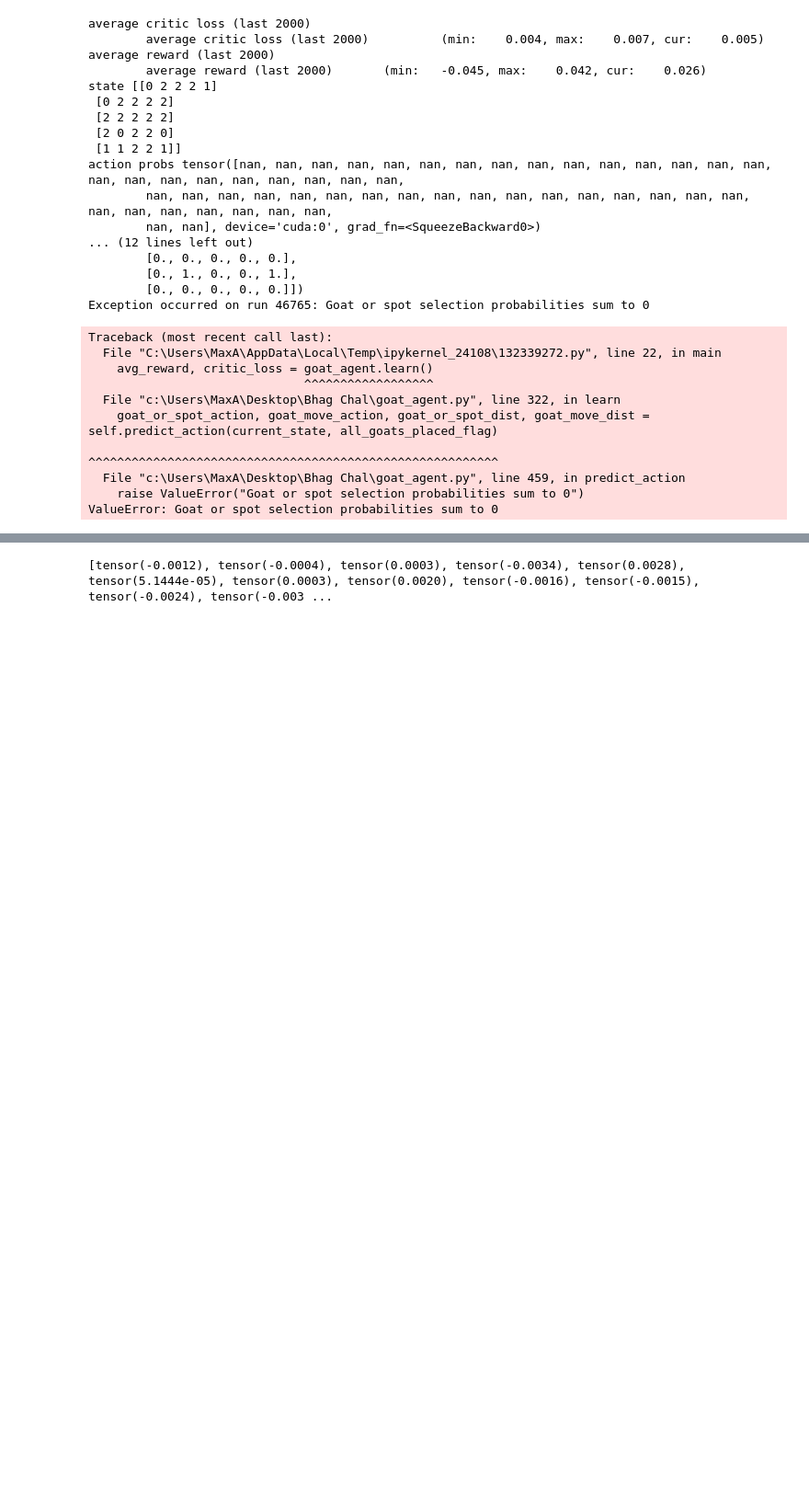
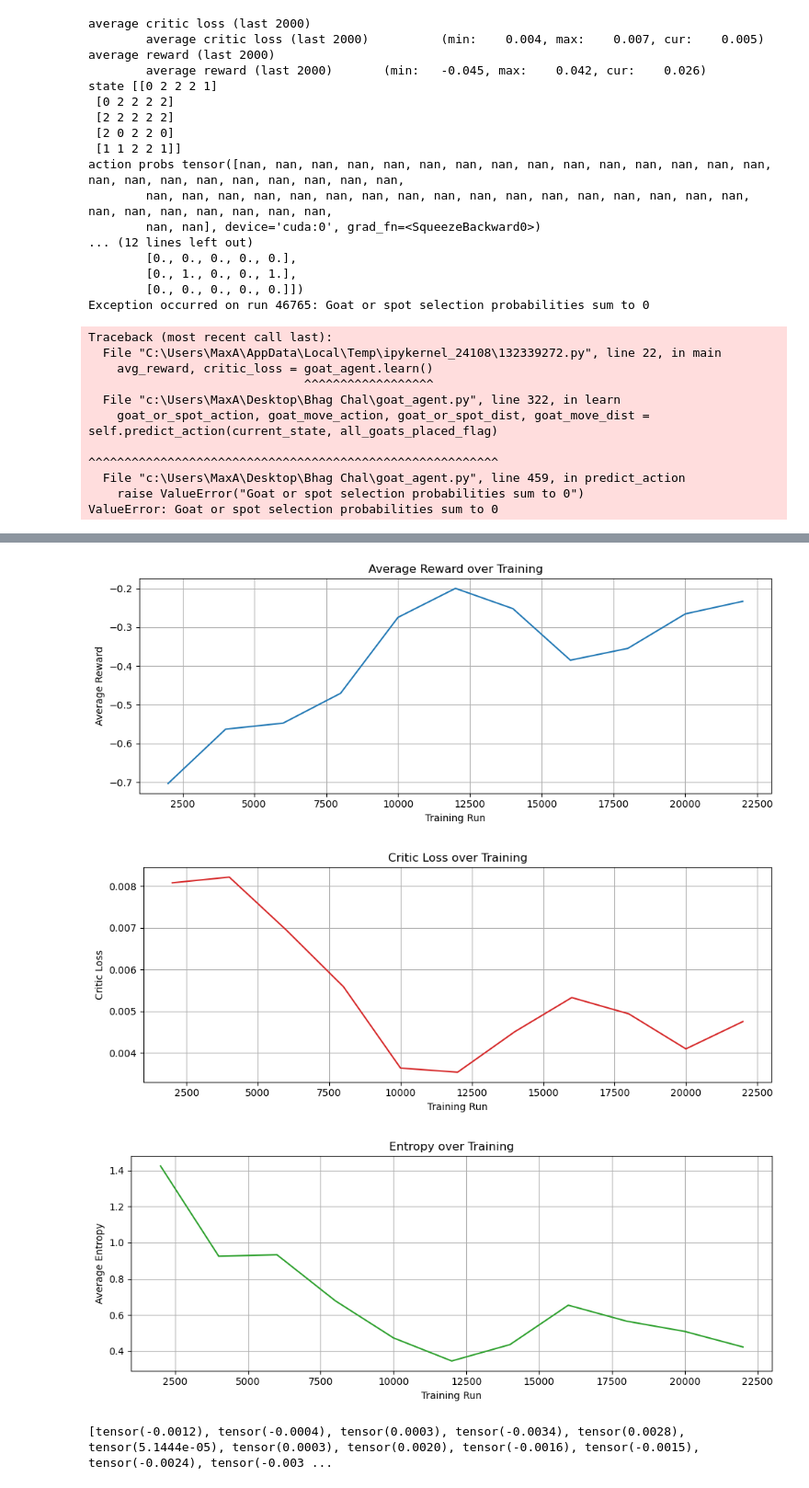
Before and after one commit to max-alexandrov-16/Tigers-and-goats, a Jupyter notebook: notebooks/goat_training_notebook.ipynb, the cells around one changed output, grey strips where cells are left out. Shown at 92% size. Cells and saved outputs as stored; diff of their text form; code cells hidden in the pictures; blank space fills up the shorter version.

```diff
--- a/notebooks/goat_training_notebook.ipynb
+++ b/notebooks/goat_training_notebook.ipynb
@@ -106,8 +106,7 @@ torch.save(actor_model.state_dict(), 'weights/goat_weights/actor_model_v1_size_3
 torch.save(critic_model.state_dict(), 'weights/goat_weights/critic_model_v1_size_3.pth')
 # %%
 import torch
-
-memory = torch.load(r"C:\Users\MaxA\Desktop\Bhag Chal\experiments/critic_lr_0.0001_actor_lr_1e-05_critic_wd_1e-05_trial_0_20250805_180604\logs\episode_memory_step_158577.pt")
+memory = torch.load(r"C:\Users\MaxA\Desktop\Bhag Chal\experiments/critic_lr_0.0003_actor_lr_8e-05_critic_wd_1e-05_trial_0_20250812_143519\logs\episode_memory_step_23797.pt")
 # %%
 import numpy as np
 
@@ -142,0 +147,12 @@ print(actions)
+# %%
+step = 0
+for i,s in enumerate(states):
+    number_of_goats = len(np.argwhere(s == 2))
+    #print('number of goats',number_of_goats)
+    #print('step', step)
+    #print(s)
+    if number_of_goats != step:
+        print('state' ,s)
+        [print(i)]
+    else:
+        step += 1
@@ -190,3 +298,10 @@ plot_metrics_from_log(r"C:\Users\MaxA\Desktop\Bhag Chal\experiments\critic_lr_0.
+# %%
+
+plot_metrics_from_log(r"../experiments\critic_lr_0.0003_actor_lr_8e-05_critic_wd_1e-05_trial_0_20250812_143519\logs\metrics.jsonl")
+# %% [output]
+[figure, added]
+[figure, added]
+[figure, added]
 # %%
 gradient_diff = []
 print(avg_gradients)
```
Also changed, not shown: parts of 7 cells of this notebook, 2 other files.
